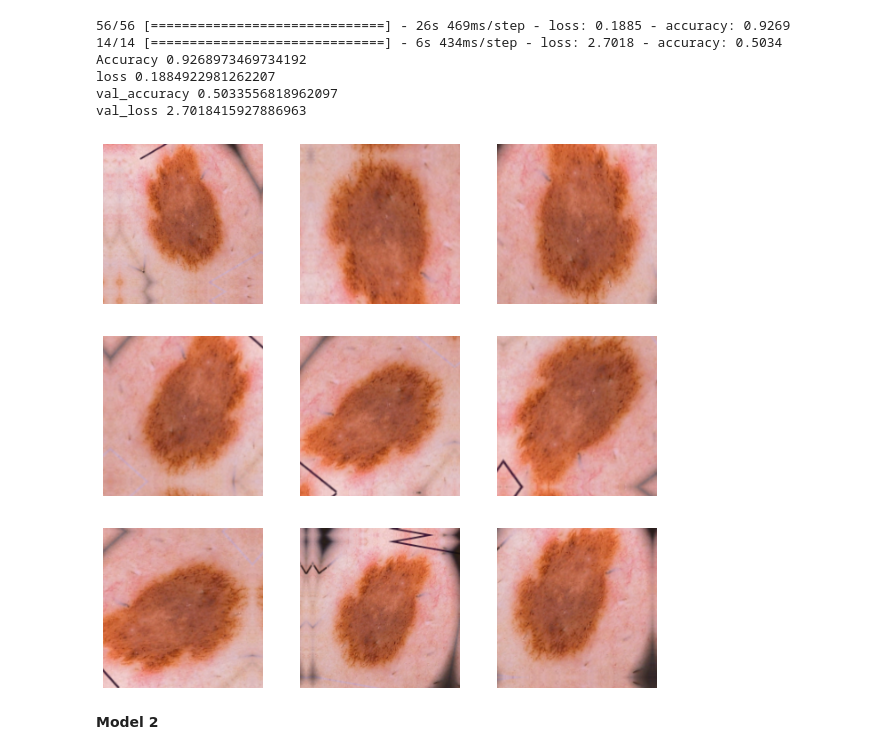
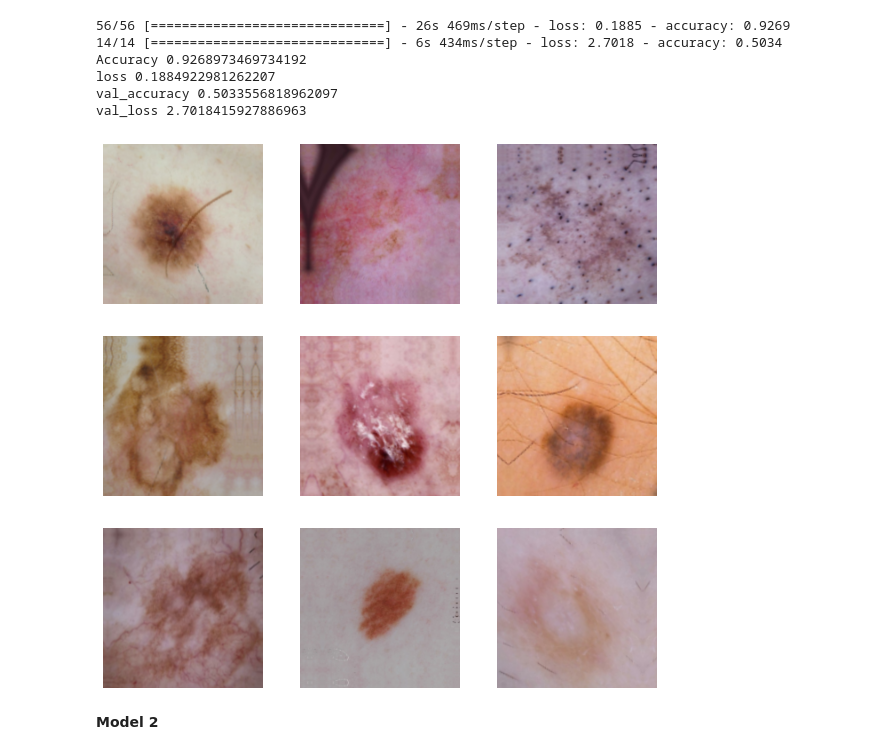
Before and after one commit to Sudeep-KS/Melanoma_Detection, a Jupyter notebook: Sudeep_K_S_nn.ipynb, the cells around one changed output. Drawn from its saved outputs; the diff is of its cells as text; code cells hidden in the pictures.

```diff
--- a/Sudeep_K_S_nn.ipynb
+++ b/Sudeep_K_S_nn.ipynb
@@ -237,16 +237,16 @@ data_augmentation = tf.keras.Sequential([
 # %%
 #Visualize how your augmentation strategy works for one instance of training image.
 image, label = next(iter(train_ds))
 image=np.array(image,np.int32)
 plt.figure(figsize=(10, 10))
 for i in range(9):
   augmented_images = data_augmentation(image)
   ax = plt.subplot(3, 3, i + 1)
-  augmented_image1=np.array(augmented_images[0],np.int32)
+  augmented_image1=np.array(augmented_images[i],np.int32)
   plt.imshow((augmented_image1))
   plt.axis("off")
 # %% [output]
-[figure, old version]
+[figure, new version]
 # %% [markdown]
 **Model 2**
 # %%
```
